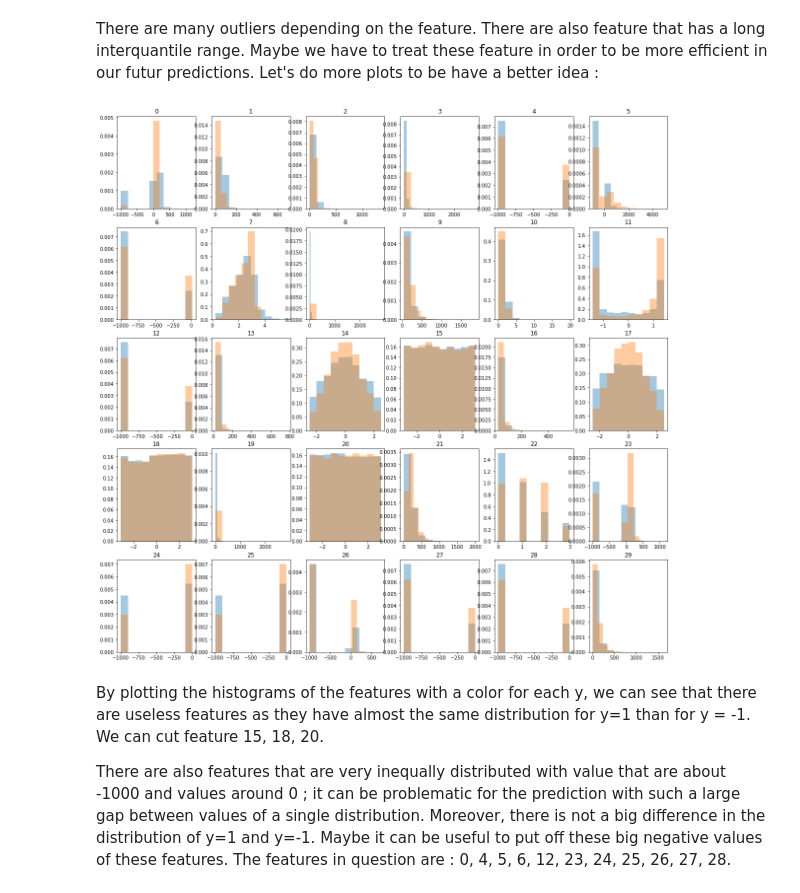
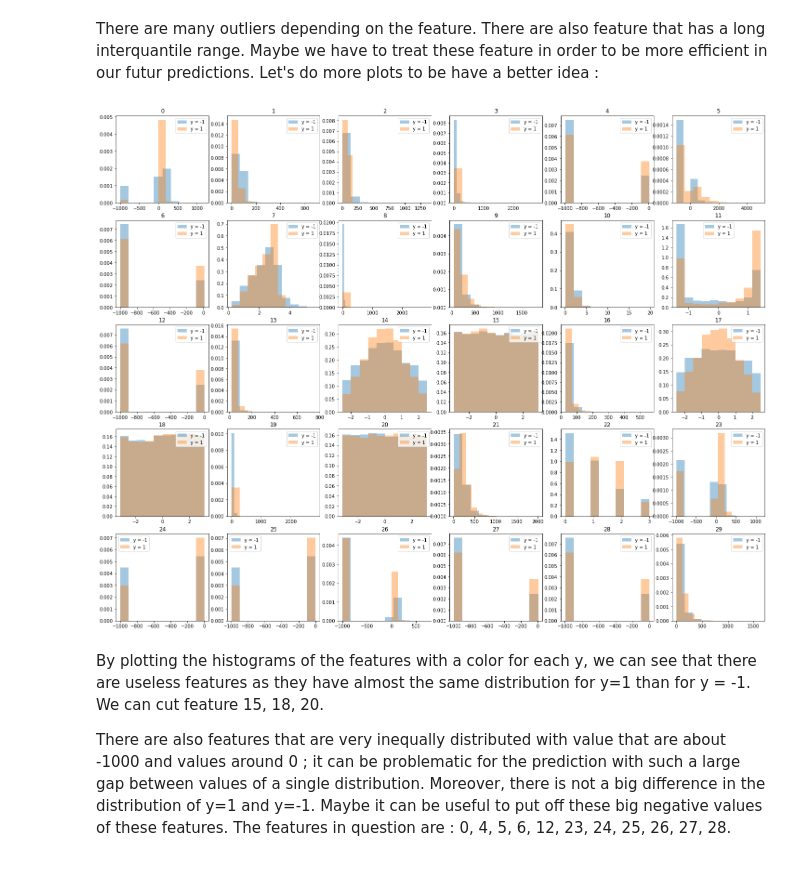
Before and after one commit to CS-433/ml-project-1-jlg, a Jupyter notebook: scripts/project1.ipynb, the cells around one changed output. Cells and saved outputs as stored; diff of their text form; code cells hidden in the pictures.

```diff
--- a/scripts/project1.ipynb
+++ b/scripts/project1.ipynb
@@ -80,21 +80,22 @@ There are many outliers depending on the feature. There are also feature that ha
 # %%
 ind_1 = np.where(y == 1)
 ind_2 = np.where(y == -1)
 tX_1 = tX[ind_1[0],:]
 tX_2 = tX[ind_2[0],:]
 
-fig, axs = plt.subplots(5, 6, figsize=(20,20))
+fig, axs = plt.subplots(5, 6, figsize=(25,20))
 
 n = 0
 for i in range(5) :
     for j in range(6) :
-        axs[i,j].hist(tX_2[:,n], alpha=0.4, density=True, label=['y=-1', 'y=1'])
-        axs[i,j].hist(tX_1[:,n], alpha=0.4, density=True)
+        axs[i,j].hist(tX_2[:,n], alpha=0.4, density=True, label=['y = -1'])
+        axs[i,j].hist(tX_1[:,n], alpha=0.4, density=True, label=['y = 1'])
+        axs[i,j].legend()
         axs[i,j].set_title(n)
         n = n + 1
 plt.show()
 # %% [output]
-[figure, old version]
+[figure, new version]
 # %% [markdown]
 By plotting the histograms of the features with a color for each y, we can see that there are useless features as they have almost the same distribution for y=1 than for y = -1. We can cut feature 15, 18, 20.
 
```
Also changed, not shown: parts of 26 cells of this notebook, 4 other files.
